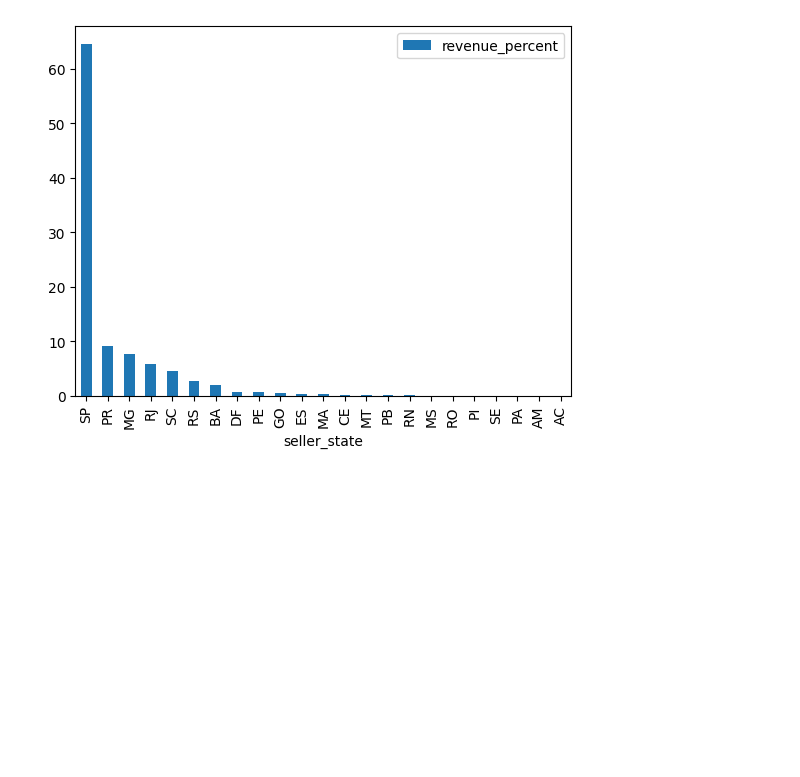
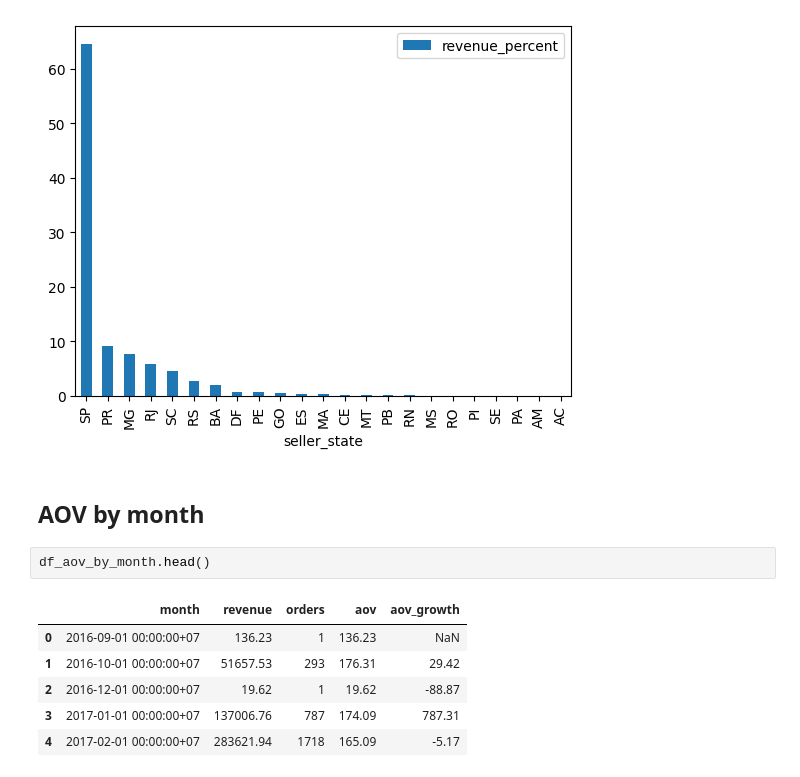
Before and after one commit to DaoNguyetMinh/ecommerce-data-analysis, a Jupyter notebook: Notebooks/Analyst.ipynb, the cells around one changed output. Cells and saved outputs as stored; diff of their text form; blank space fills up the shorter version.

```diff
--- a/Notebooks/Analyst.ipynb
+++ b/Notebooks/Analyst.ipynb
@@ -99,3 +113,14 @@ df_revenue_per_state.plot.bar(x='seller_state', y='revenue_percent')
 # %% [output]
 <Axes: xlabel='seller_state'>
 [figure]
+# %% [markdown]
+## AOV by month
+# %%
+df_aov_by_month.head()
+# %% [output]
+|  | month | revenue | orders | aov | aov_growth |
+| 0 | 2016-09-01 00:00:00+07 | 136.23 | 1 | 136.23 | NaN |
+| 1 | 2016-10-01 00:00:00+07 | 51657.53 | 293 | 176.31 | 29.42 |
+| 2 | 2016-12-01 00:00:00+07 | 19.62 | 1 | 19.62 | -88.87 |
+| 3 | 2017-01-01 00:00:00+07 | 137006.76 | 787 | 174.09 | 787.31 |
+| 4 | 2017-02-01 00:00:00+07 | 283621.94 | 1718 | 165.09 | -5.17 |
```
Also changed, not shown: parts of 6 cells of this notebook.
